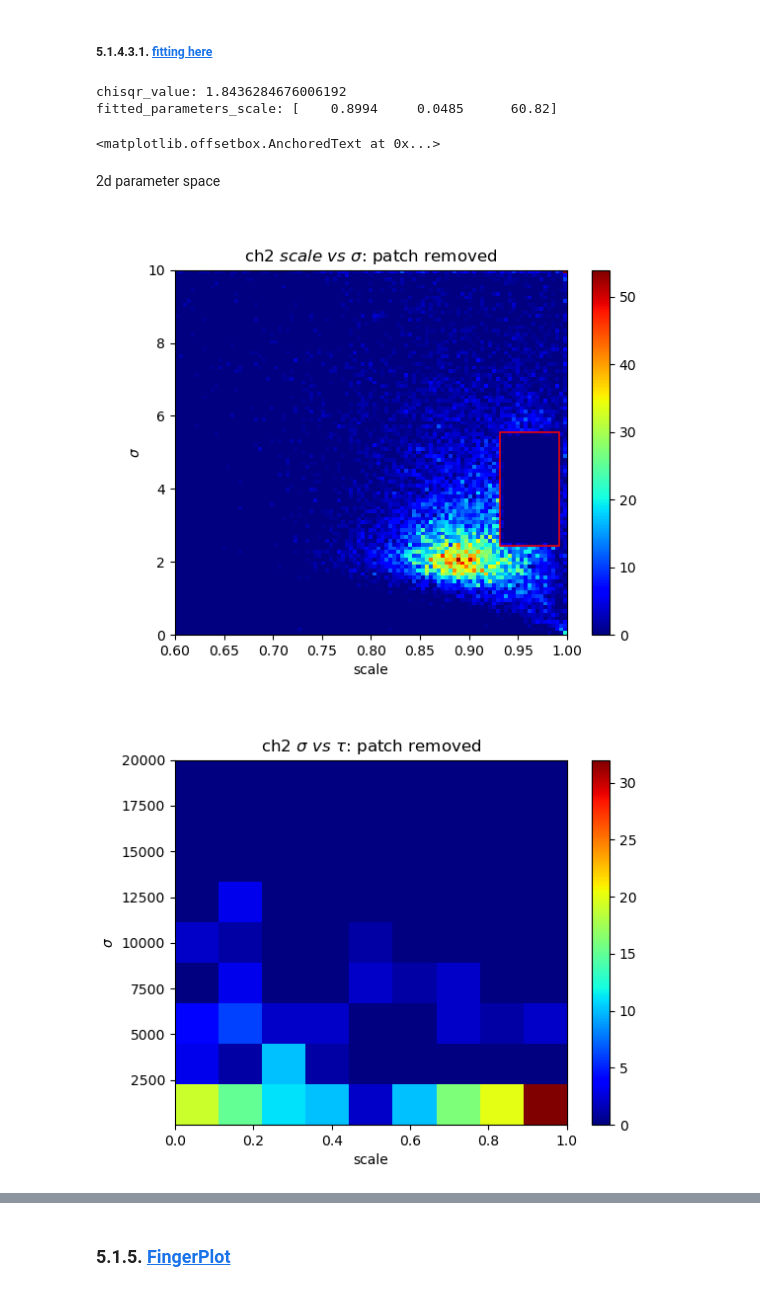
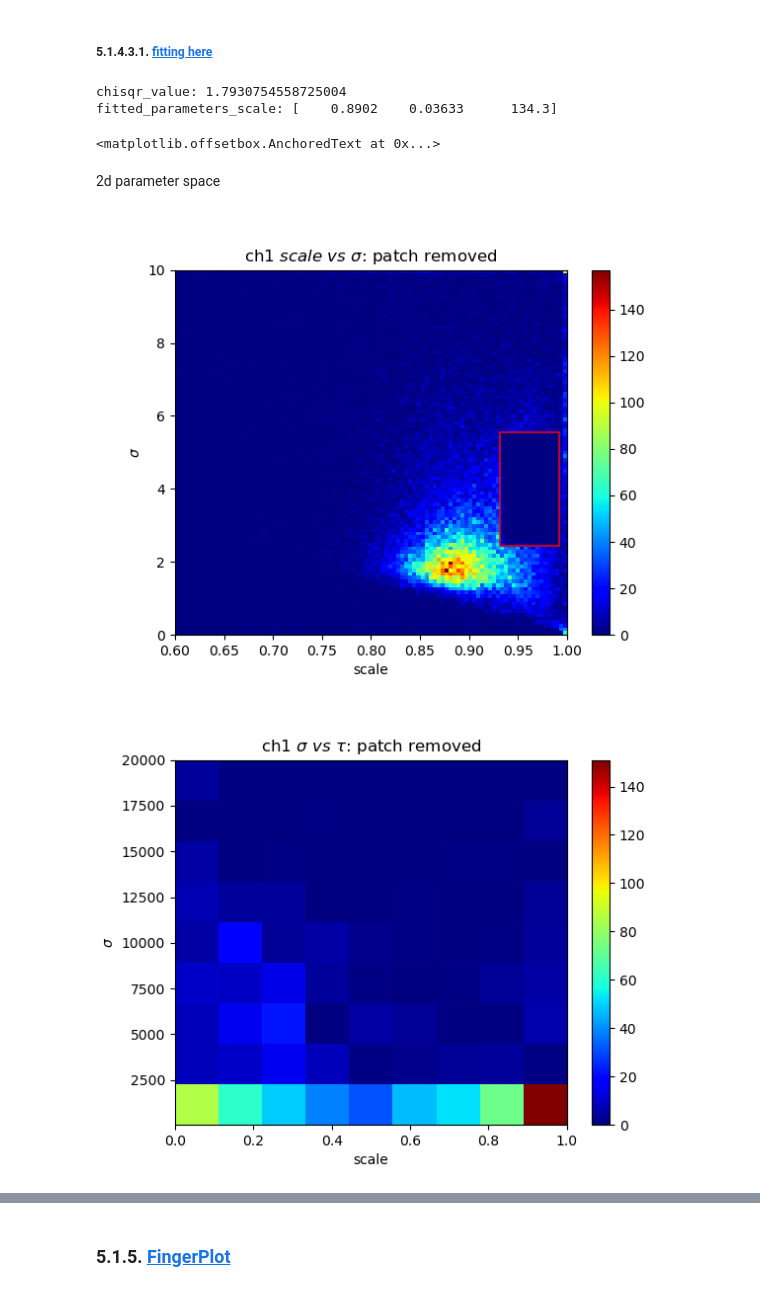
Before and after one commit to sarthchoudhary/ArGSet, a Jupyter notebook: notebooks/histogram_wf_param.ipynb, the cells around one changed output, grey strips where cells are left out. Drawn from its saved outputs; the diff is of its cells as text; code cells hidden in the pictures.

```diff
--- a/notebooks/histogram_wf_param.ipynb
+++ b/notebooks/histogram_wf_param.ipynb
@@ -363,13 +372,13 @@ Text(0.5, 1.0, 'ch2 t0: patch removed')
 # %% [markdown]
 #### 5.1.4.1. <a id='toc5_1_4_1_'></a>[$ \sigma$](#toc0_)
 # %%
-ch_x = 'ch2'
+# ch_x = 'ch2'
 plt.close(23)
 fig23, ax23 = plt.subplots()
 hist_content, hist_edges, _hist_obj= ax23.hist(param_dict_cut[ch_x]['sigma'], bins=200, histtype='step', label='sigma') #, bins= np.linspace(1.0, 6.0, 10))
-text_in_box = AnchoredText(f"statistics = {len(param_dict_cut[ch_x]['sigma'])}", \
-                                       loc='center right')
-ax23.add_artist(text_in_box)
+# text_in_box = AnchoredText(f"statistics = {len(param_dict_cut[ch_x]['sigma'])}", \
+                                    #    loc='lower right')
+# ax23.add_artist(text_in_box)
 ax23.set_title(f"{ch_x} $\\sigma$: patch removed")
 ## error bars
 hist_centers = []
@@ -424,13 +433,13 @@ ax23.add_artist(chisqr_in_box)
 # %% [markdown]
 #### 5.1.4.2. <a id='toc5_1_4_2_'></a>[$\tau$](#toc0_)
 # %%
-ch_x = 'ch2'
+# ch_x = 'ch2'
 plt.close(24)
 fig24, ax24 = plt.subplots()
 hist_content, hist_edges, _hist_obj = ax24.hist(param_dict_cut[ch_x]['tau'], bins= np.linspace(0.0, 150.0, 250), histtype='step')
-text_in_box = AnchoredText(f"statistics = {len(param_dict_cut[ch_x]['tau'])}", \
-                                       loc='upper right')
-ax24.add_artist(text_in_box)
+# text_in_box = AnchoredText(f"statistics = {len(param_dict_cut[ch_x]['tau'])}", \
+#                                        loc='upper right')
+# ax24.add_artist(text_in_box)
 ax24.set_title(f"{ch_x} $\\tau$: patch removed")
 
 ##error bars
@@ -500,13 +511,13 @@ array([     47.32,      7.753,       8727])
 # %% [markdown]
 #### 5.1.4.3. <a id='toc5_1_4_3_'></a>[scale](#toc0_)
 # %%
-ch_x = 'ch2'
+# ch_x = 'ch2'
 plt.close(25)
 fig25, ax25 = plt.subplots()
 hist_content, hist_edges, _hist_obj = ax25.hist(param_dict_cut[ch_x]['scale'], \
                                                 bins= np.linspace(0.4, 1.0, 200), histtype='step', label='data')
-text_in_box = AnchoredText(f"statistics = {len(param_dict_cut[ch_x]['scale'])}", \
-                                       loc='upper left')
-ax25.add_artist(text_in_box)
+# text_in_box = AnchoredText(f"statistics = {len(param_dict_cut[ch_x]['scale'])}", \
+#                                        loc='upper left')
+# ax25.add_artist(text_in_box)
 ax25.set_title(f"{ch_x} scale: patch removed")
 # %% [output]
@@ -517,6 +531,4 @@ Text(0.5, 1.0, 'ch2 scale: patch removed')
 # %%
-x_range = range(130, 172) #range(130, 177) 160 165
-
 p0_input = [0.89, 0.09, 200.0]
 bounds_input = ([0.8, 0.01, 1.0], [1.0, 1.0, 10_000])
 
@@ -552,18 +564,18 @@ chisqr_value = red_chisq(hist_content[x_range], \
 print(f'chisqr_value: {chisqr_value}')
 print(f'fitted_parameters_scale: {fitted_parameters_scale}')
 
-chisqr_in_box = AnchoredText(f"red. chisqr = {chisqr_value:.2f}", \
+text_in_box = AnchoredText(f"statistics = {len(param_dict_cut[ch_x]['scale'])} \nred. chisqr = {chisqr_value:.2f}", \
                                        loc='center left')
 
-ax25.add_artist(chisqr_in_box)
+ax25.add_artist(text_in_box)
 # %% [output]
-chisqr_value: 1.8436284676006192
-fitted_parameters_scale: [    0.8994     0.0485      60.82]
+chisqr_value: 1.7930754558725004
+fitted_parameters_scale: [    0.8902    0.03633      134.3]
 <matplotlib.offsetbox.AnchoredText at 0x...>
 # %% [markdown]
 2d parameter space
 # %%
-ch_x = 'ch2'
+# ch_x = 'ch2'
 plt.close(26)
 fig26, ax26 = plt.subplots()
 red_win = patches.Rectangle((0.932, 2.44), 0.06, 3.10, linewidth=1.1, edgecolor='r', facecolor='none')
@@ -576,17 +588,17 @@ ax26.set_ylabel('$\sigma$')
 fig26.colorbar(hist_im)
 ax26.set_title(f"{ch_x} $scale\ vs \ \\sigma$: patch removed");
 # %% [output]
-[figure, old version]
+[figure, new version]
 # %%
-ch_x = 'ch2'
+# ch_x = 'ch2'
 plt.close(27)
 fig27, ax27 = plt.subplots()
 hist_h, hist_xedges, hist_yedges, hist_im = ax27.hist2d(param_dict_cut[ch_x]['sigma'], param_dict_cut[ch_x]['tau'], \
            bins = [np.linspace(0.0, 1.0, 10), np.linspace(50e0, 20e3, 10)] , cmap='jet')
 ax27.set_xlabel('scale')
 ax27.set_ylabel('$\sigma$')
 fig27.colorbar(hist_im)
 ax27.set_title(f"{ch_x} $\\sigma \ vs \ \\tau $: patch removed");
 # %% [output]
-[figure, old version]
+[figure, new version]
 # %%
```
Also changed, not shown: parts of 68 cells of this notebook.
